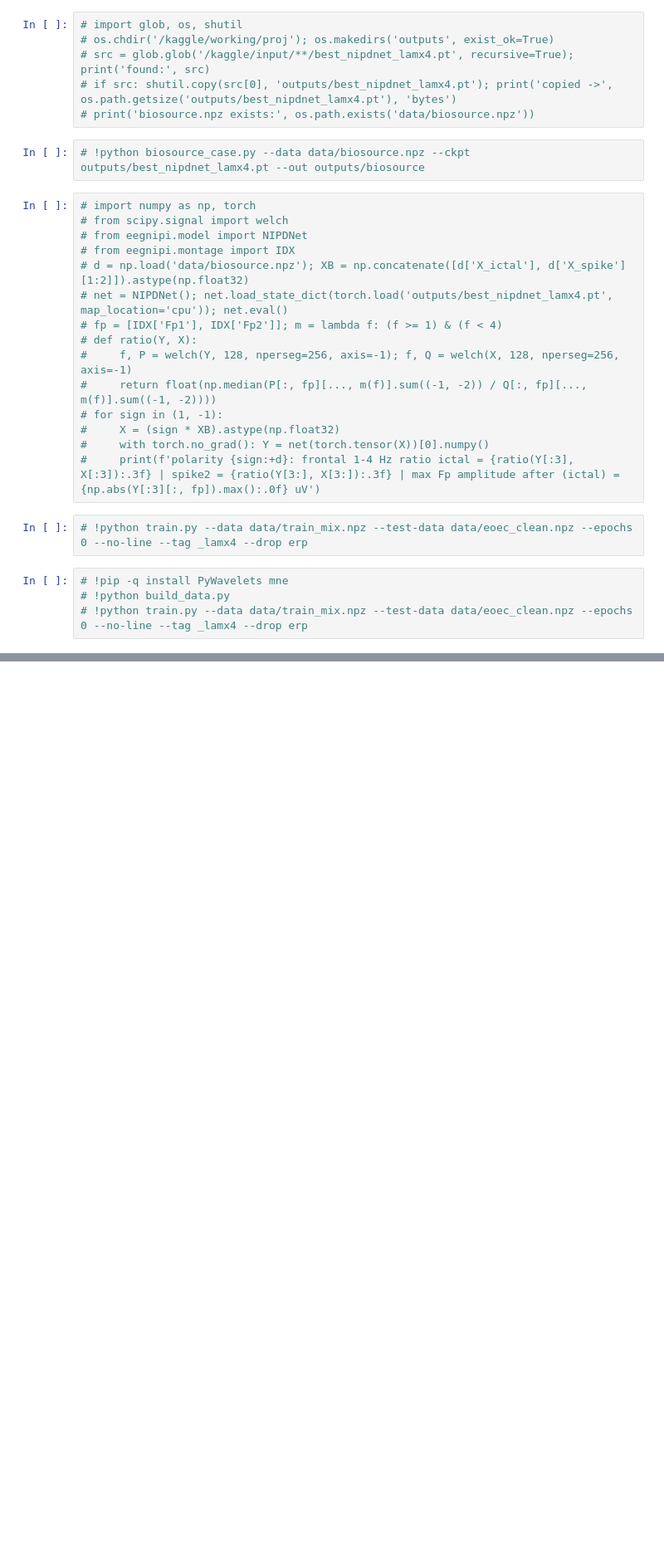
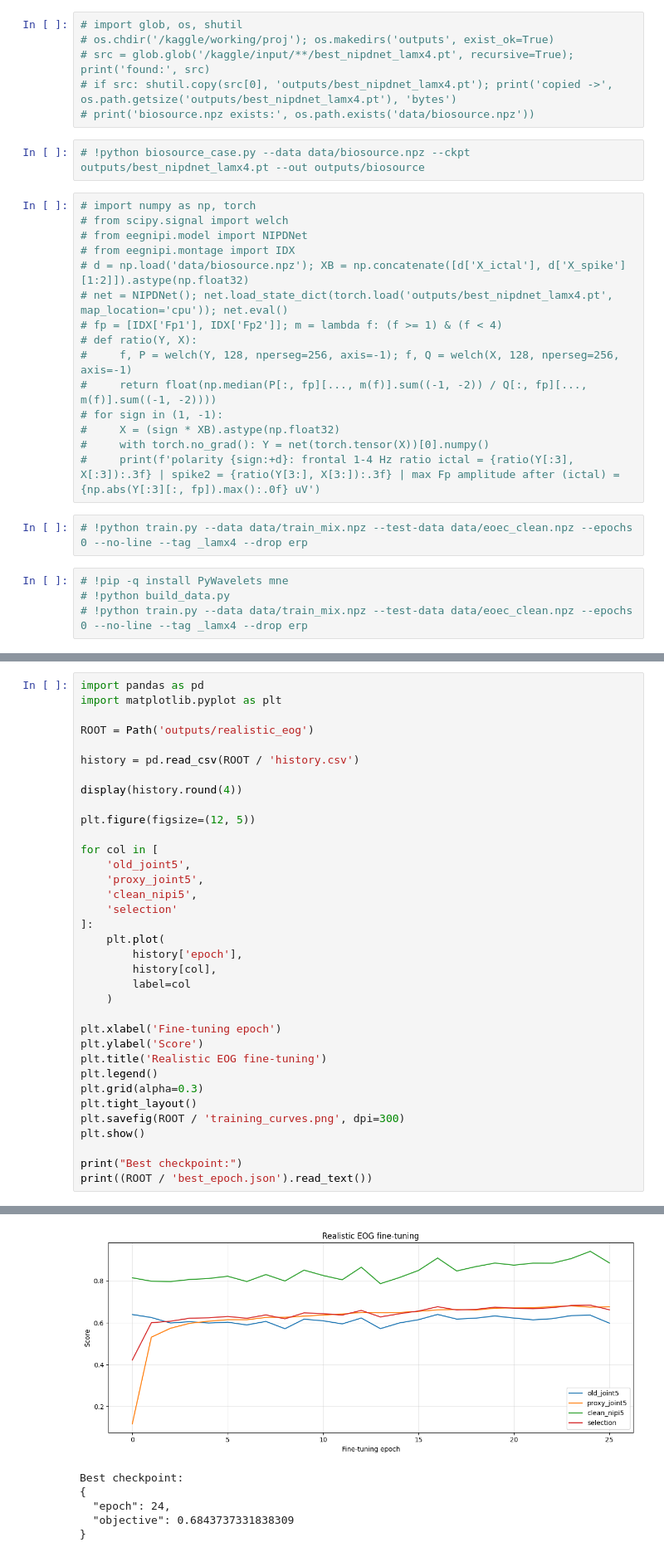
Before and after one commit to AdityaBho/EEG-Denoising-using-artifact-separation, a Jupyter notebook: project-implementation.ipynb, the cells around one changed output, grey strips where cells are left out. Shown at 83% size. Cells and saved outputs as stored; diff of their text form; blank space fills up the shorter version.

```diff
--- a/project-implementation.ipynb
+++ b/project-implementation.ipynb
@@ -1034,0 +2322,36 @@ DONE. Download final_outputs_complete.zip
+# %%
+import pandas as pd
+import matplotlib.pyplot as plt
+
+ROOT = Path('outputs/realistic_eog')
+
+history = pd.read_csv(ROOT / 'history.csv')
+
+display(history.round(4))
+
+plt.figure(figsize=(12, 5))
+
+for col in [
+    'old_joint5',
+    'proxy_joint5',
+    'clean_nipi5',
+    'selection'
+]:
+    plt.plot(
+        history['epoch'],
+        history[col],
+        label=col
+    )
+
+plt.xlabel('Fine-tuning epoch')
+plt.ylabel('Score')
+plt.title('Realistic EOG fine-tuning')
+plt.legend()
+plt.grid(alpha=0.3)
+plt.tight_layout()
+plt.savefig(ROOT / 'training_curves.png', dpi=300)
+plt.show()
+
+print("Best checkpoint:")
+print((ROOT / 'best_epoch.json').read_text())
+# %% [output]
@@ -1034,0 +2375,6 @@ DONE. Download final_outputs_complete.zip
+[figure, added]
+Best checkpoint:
+{
+  "epoch": 24,
+  "objective": 0.6843737331838309
+}
```
Also changed, not shown: parts of 116 cells of this notebook.
